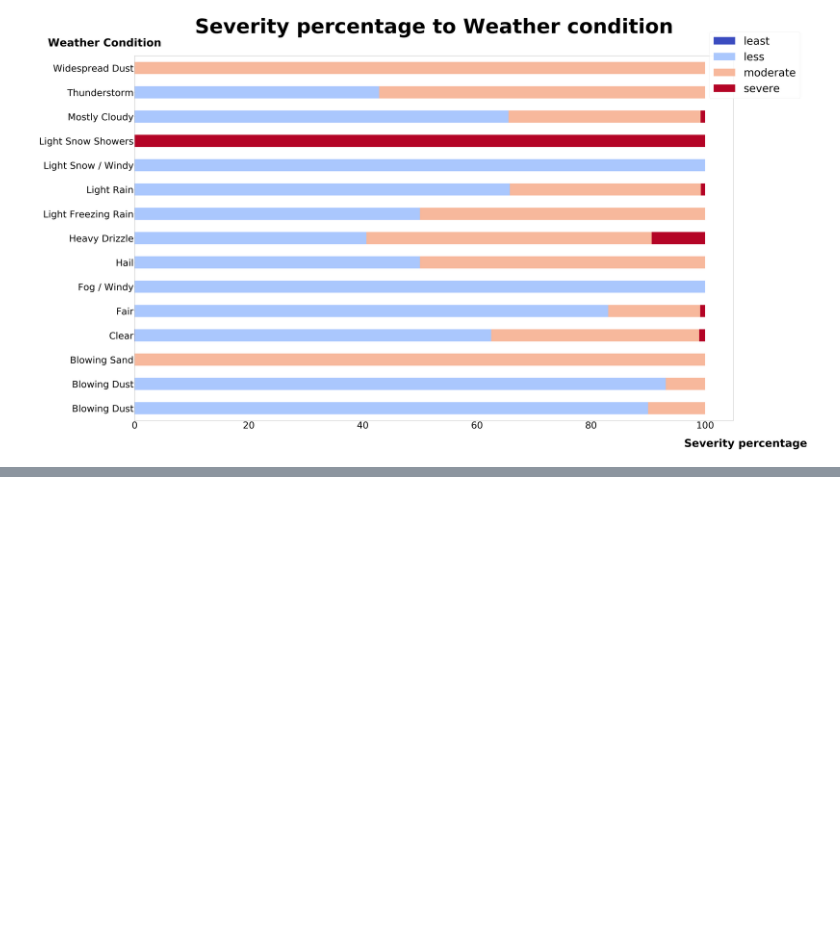
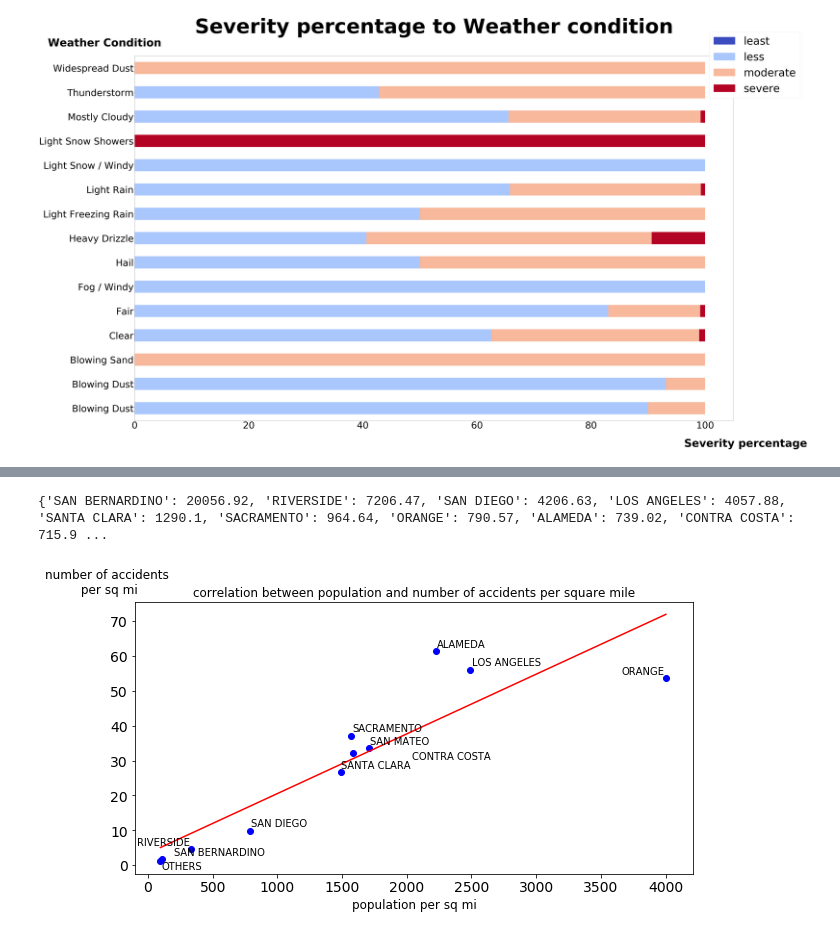
Before and after one commit to LeoNew52/ECE143-Winter20-Team19-FinalProject, a Jupyter notebook: Demo.ipynb, the cells around one changed output, grey strips where cells are left out. Drawn from its saved outputs; the diff is of its cells as text; code cells hidden in the pictures; blank space fills up the shorter version.

```diff
--- a/Demo.ipynb
+++ b/Demo.ipynb
@@ -306,0 +328,49 @@ plot_bar_charts(weather_severity_percentage, "Severity percentage to Weather con
+# %%
+#get area of each county
+area = get_area_CA()
+# %%
+#get number of accidents in each county
+n_accidents = get_n_accidents_CA()
+# %%
+#categorize small samples to 'others', get population, number of vehicles and number of accidents per sq mi
+population_per,n_vehicles_per,n_accidents_per = data_process_CA(population,n_vehicles,area,n_accidents)
+# %% [output]
+{'SAN BERNARDINO': 20056.92, 'RIVERSIDE': 7206.47, 'SAN DIEGO': 4206.63, 'LOS ANGELES': 4057.88, 'SANTA CLARA': 1290.1, 'SACRAMENTO': 964.64, 'ORANGE': 790.57, 'ALAMEDA': 739.02, 'CONTRA COSTA': 715.9 ...
+# %%
+#plot
+labels = []
+population_plot = []
+n_vehicles_plot =[]
+n_accidents_plot =[]
+
+for key,value in population_per.items():
+    labels.append(key)
+    population_plot.append(value)
+    n_vehicles_plot.append(n_vehicles_per[key])
+    n_accidents_plot.append(n_accidents_per[key])
+# %%
+#get scatter plot
+fig1 = plt.figure(figsize = (10,5))
+texts =[]
+for i,county in enumerate(labels):
+    x = population_plot[i]
+    y = n_accidents_plot[i]
+    plt.scatter(x,y,marker = 'o',color = 'blue')
+    texts.append(plt.text(x+0.3,y+0.3,county,fontsize = 10))
+
+
+adjust_text(texts)
+coeff1 = np.polyfit(population_plot,n_accidents_plot,1)
+poly1d_fn = np.poly1d(coeff1)
+plt.plot(population_plot,poly1d_fn(population_plot),'-',color = 'red')
+plt.tick_params(axis="both", labelsize=14)
+ax = plt.axes()
+ax.yaxis.set_label_coords(-0.05,1.02)
+plt.title('correlation between population and number of accidents per square mile',fontsize = 12)
+plt.xlabel('population per sq mi',fontsize = 12)
+plt.ylabel('number of accidents\n per sq mi',fontsize = 12,rotation = 0)
+
+fig1.savefig('pop.png', transparent=True)
+plt.show()
+# %% [output]
+[figure, added]
```
Also changed, not shown: parts of 6 cells of this notebook, 6 other files.
